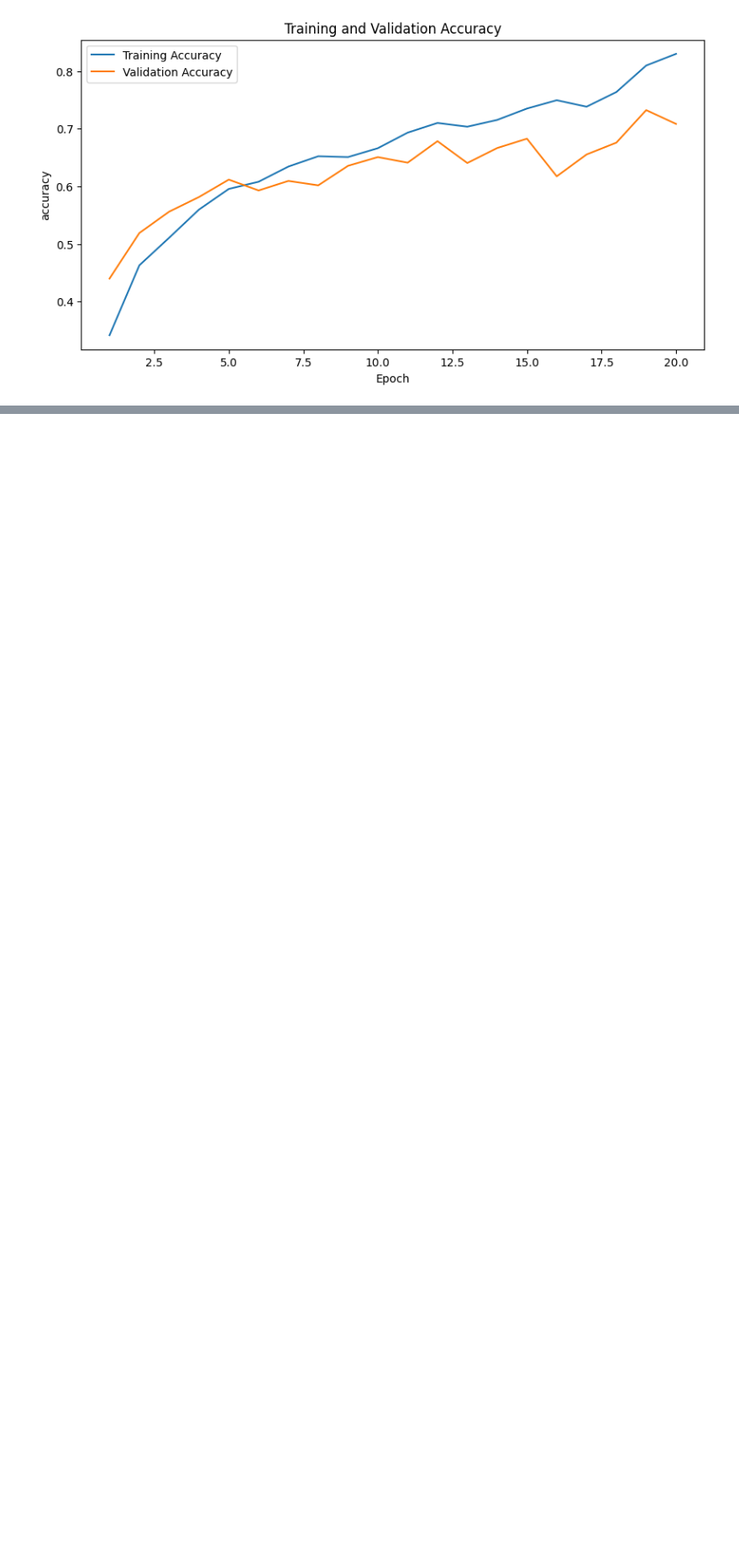
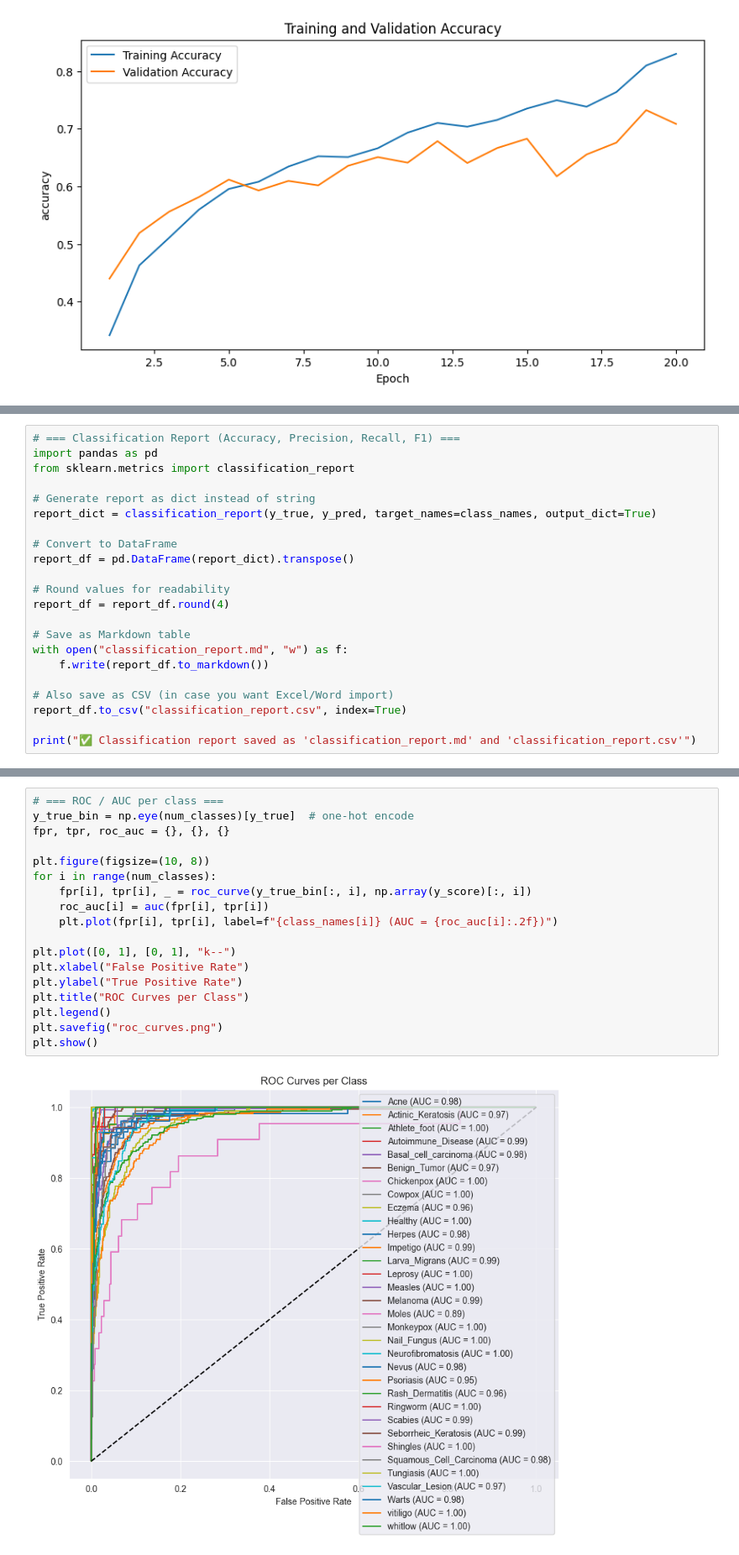
Before and after one commit to NganeEmmanuel/DermAI, a Jupyter notebook: backend/DermaAI/notebooks/resnet18_training_dermai.ipynb, the cells around one changed output, grey strips where cells are left out. Shown at 84% size. Drawn from its saved outputs; the diff is of its cells as text; blank space fills up the shorter version.

```diff
--- a/backend/DermaAI/notebooks/resnet18_training_dermai.ipynb
+++ b/backend/DermaAI/notebooks/resnet18_training_dermai.ipynb
@@ -235,0 +257,22 @@ writer.close()
+# %%
+# === Classification Report (Accuracy, Precision, Recall, F1) ===
+import pandas as pd
+from sklearn.metrics import classification_report
+
+# Generate report as dict instead of string
+report_dict = classification_report(y_true, y_pred, target_names=class_names, output_dict=True)
+
+# Convert to DataFrame
+report_df = pd.DataFrame(report_dict).transpose()
+
+# Round values for readability
+report_df = report_df.round(4)
+
+# Save as Markdown table
+with open("classification_report.md", "w") as f:
+    f.write(report_df.to_markdown())
+
+# Also save as CSV (in case you want Excel/Word import)
+report_df.to_csv("classification_report.csv", index=True)
+
+print("✅ Classification report saved as 'classification_report.md' and 'classification_report.csv'")
@@ -235,0 +293,20 @@ writer.close()
+# %%
+# === ROC / AUC per class ===
+y_true_bin = np.eye(num_classes)[y_true]  # one-hot encode
+fpr, tpr, roc_auc = {}, {}, {}
+
+plt.figure(figsize=(10, 8))
+for i in range(num_classes):
+    fpr[i], tpr[i], _ = roc_curve(y_true_bin[:, i], np.array(y_score)[:, i])
+    roc_auc[i] = auc(fpr[i], tpr[i])
+    plt.plot(fpr[i], tpr[i], label=f"{class_names[i]} (AUC = {roc_auc[i]:.2f})")
+
+plt.plot([0, 1], [0, 1], "k--")
+plt.xlabel("False Positive Rate")
+plt.ylabel("True Positive Rate")
+plt.title("ROC Curves per Class")
+plt.legend()
+plt.savefig("roc_curves.png")
+plt.show()
+# %% [output]
+[figure, added]
```
Also changed, not shown: parts of 4 cells of this notebook, 21 other files.
